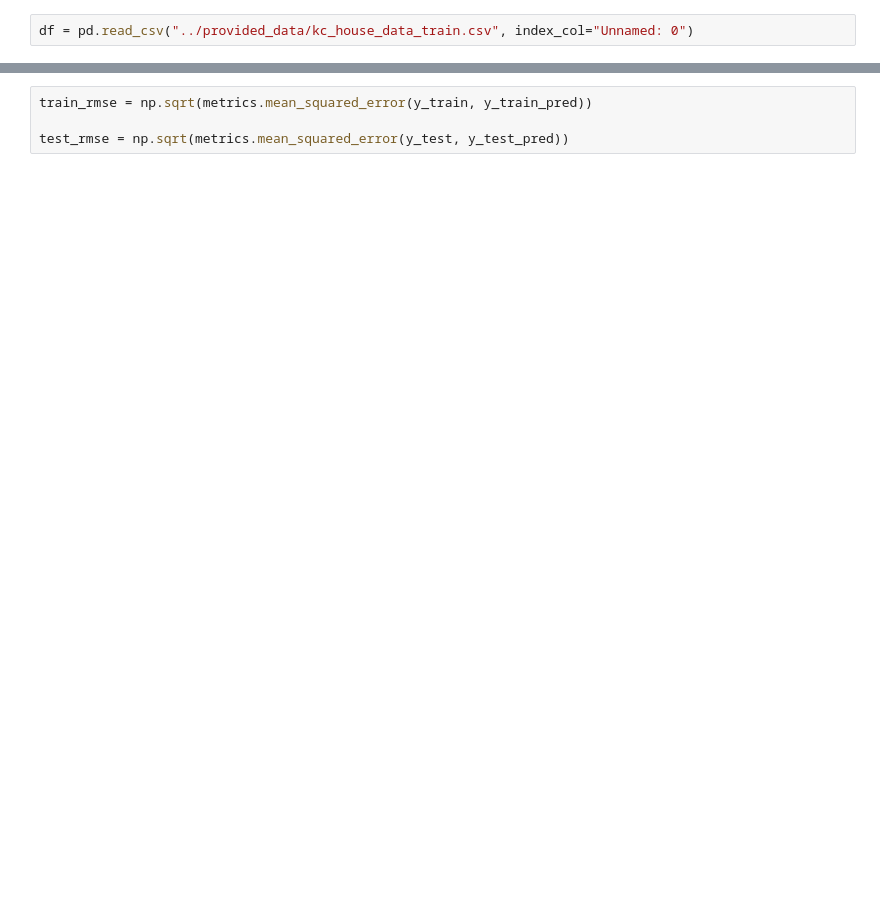
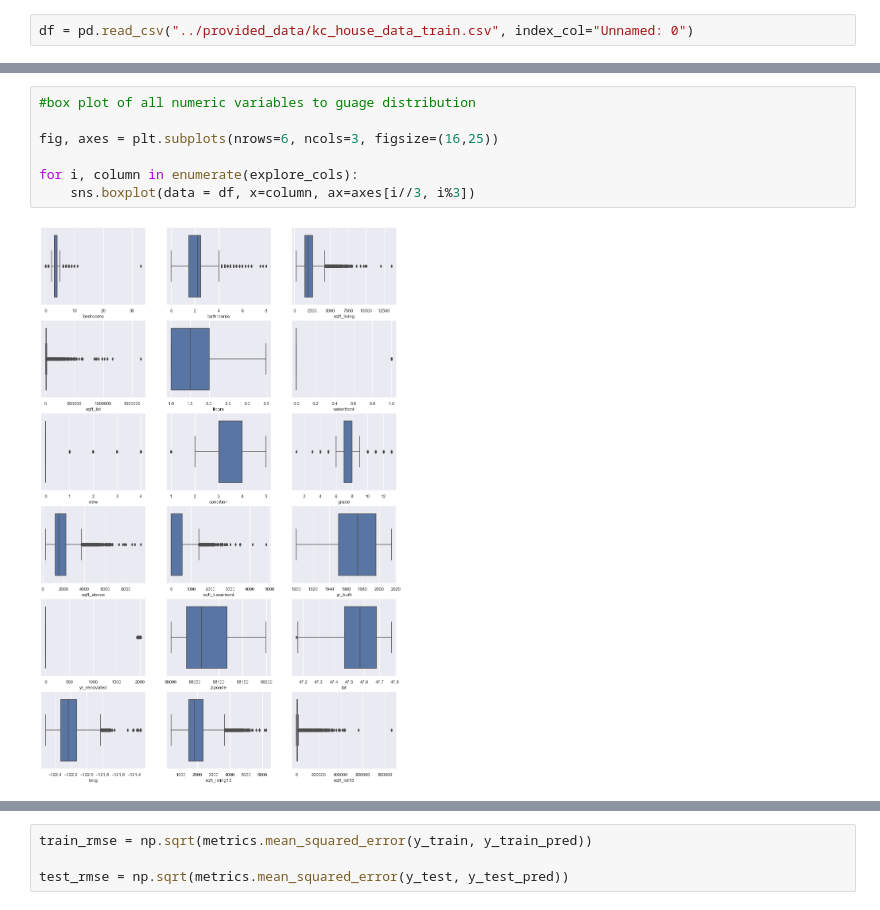
Before and after one commit to JoeBrowz/kings_county_housing_model, a Jupyter notebook: modeling_process/Bakeoff_modeling_process-2.ipynb, the cells around one changed output, grey strips where cells are left out. Saved outputs shown, nothing was run; the diff lists cells and outputs as text; blank space fills up the shorter version.

```diff
--- a/modeling_process/Bakeoff_modeling_process-2.ipynb
+++ b/modeling_process/Bakeoff_modeling_process-2.ipynb
@@ -244,0 +46,9 @@ y_test_pred = lm.predict(X_test)
+# %%
+#box plot of all numeric variables to guage distribution
+
+fig, axes = plt.subplots(nrows=6, ncols=3, figsize=(16,25))
+
+for i, column in enumerate(explore_cols):
+    sns.boxplot(data = df, x=column, ax=axes[i//3, i%3])
+# %% [output]
+[figure, added]
```
Also changed, not shown: parts of 109 cells of this notebook, 6 other files.
